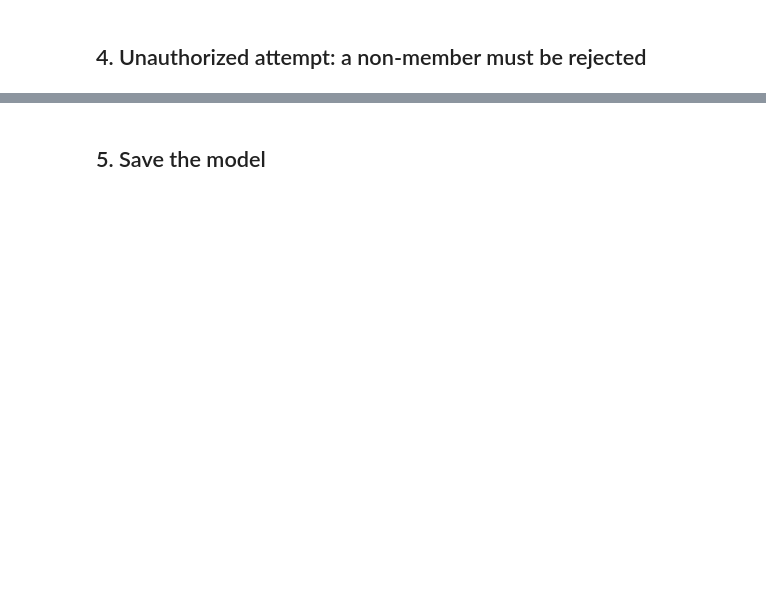
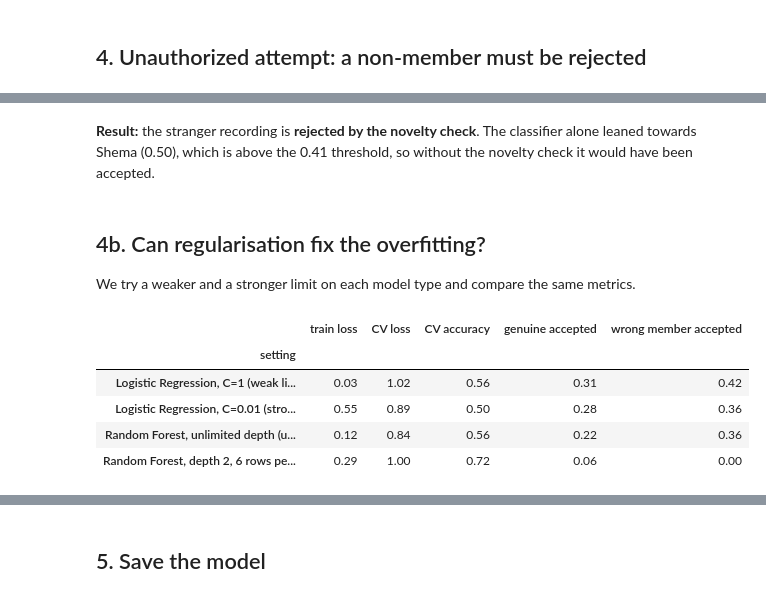
Before and after one commit to Jonathan2055/UserIdentityandProductRecommendationSystem, a Jupyter notebook: training_models/voice_model_training.ipynb, the cells around one changed output, grey strips where cells are left out. Drawn from its saved outputs; the diff is of its cells as text; code cells hidden in the pictures; blank space fills up the shorter version.

```diff
--- a/training_models/voice_model_training.ipynb
+++ b/training_models/voice_model_training.ipynb
@@ -117,0 +189,38 @@ for p in files:
+# %% [markdown]
+**Result:** the stranger recording is **rejected by the novelty check**. The classifier alone leaned towards Shema (0.50), which is above the 0.41 threshold, so without the novelty check it would have been accepted.
+# %% [markdown]
+## 4b. Can regularisation fix the overfitting?
+
+We try a weaker and a stronger limit on each model type and compare the same metrics.
+# %%
+# Does stronger regularisation reduce the overfitting? Same grouped CV as above.
+from sklearn.pipeline import make_pipeline
+from sklearn.preprocessing import StandardScaler
+from sklearn.linear_model import LogisticRegression
+from sklearn.ensemble import RandomForestClassifier
+from identity_model import cross_validate_model, scores, choose_threshold
+
+X, y, g = df[feature_columns(df)], df["member"], df["source_file"]
+cls = sorted(y.unique())
+candidates = {
+    "Logistic Regression, C=1 (weak limit)": make_pipeline(StandardScaler(), LogisticRegression(C=1.0, max_iter=5000)),
+    "Logistic Regression, C=0.01 (strong limit)": make_pipeline(StandardScaler(), LogisticRegression(C=0.01, max_iter=5000)),
+    "Random Forest, unlimited depth (used)": RandomForestClassifier(n_estimators=300, min_samples_leaf=2, random_state=42),
+    "Random Forest, depth 2, 6 rows per leaf": RandomForestClassifier(n_estimators=300, max_depth=2, min_samples_leaf=6, random_state=42),
+}
+rows = []
+for name, model in candidates.items():
+    p, novel = cross_validate_model(model, X, y, g, cls)
+    cv, tr = scores(y, p, cls), scores(y, model.fit(X, y).predict_proba(X), cls)
+    thr, pred = choose_threshold(y, p, cls), np.array(cls)[p.argmax(1)]
+    ok = (p.max(1) >= thr) & ~novel
+    rows.append({"setting": name, "train loss": tr["log_loss"], "CV loss": cv["log_loss"], "CV accuracy": cv["accuracy"],
+                 "genuine accepted": np.mean(ok & (pred == y.values)), "wrong member accepted": np.mean(ok & (pred != y.values))})
+pd.DataFrame(rows).set_index("setting").round(2)
+# %% [output]
+|  | train loss | CV loss | CV accuracy | genuine accepted | wrong member accepted |
+| setting |  |  |  |  |  |
+| Logistic Regression, C=1 (weak li... | 0.03 | 1.02 | 0.56 | 0.31 | 0.42 |
+| Logistic Regression, C=0.01 (stro... | 0.55 | 0.89 | 0.50 | 0.28 | 0.36 |
+| Random Forest, unlimited depth (u... | 0.12 | 0.84 | 0.56 | 0.22 | 0.36 |
+| Random Forest, depth 2, 6 rows pe... | 0.29 | 1.00 | 0.72 | 0.06 | 0.00 |
```
Also changed, not shown: parts of 16 cells of this notebook.
